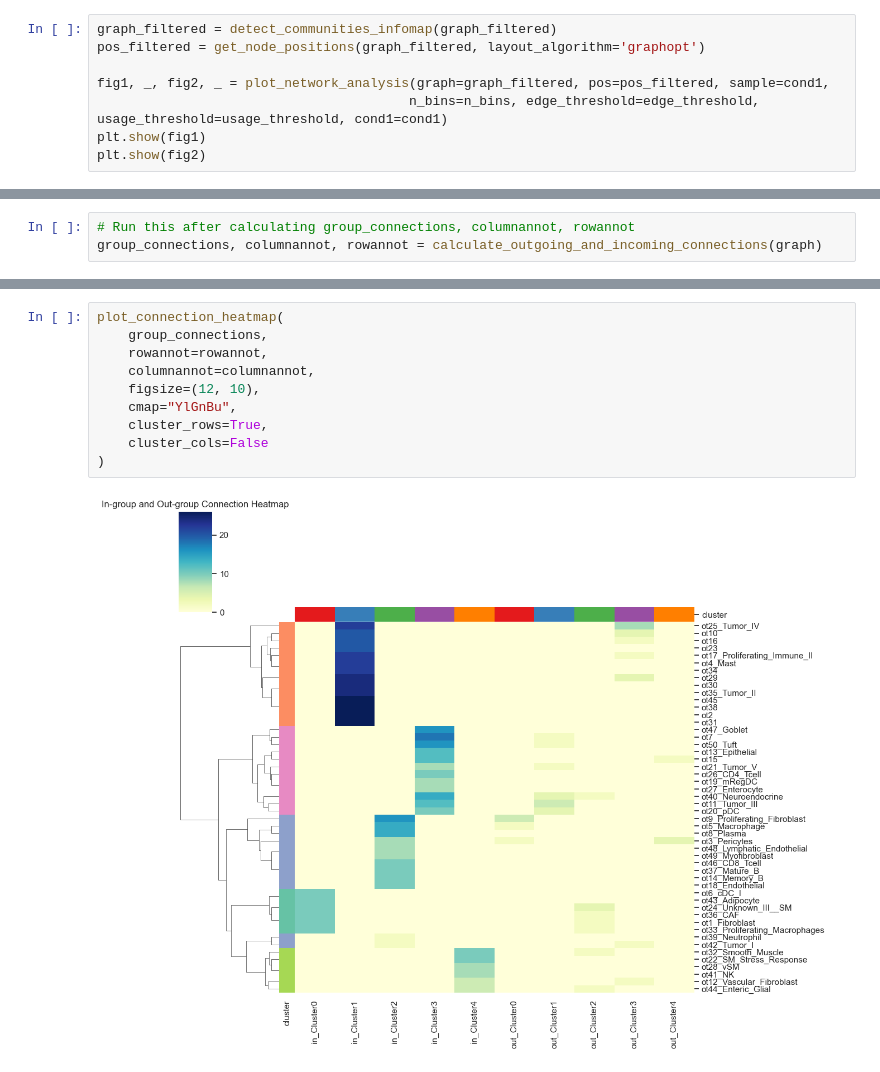
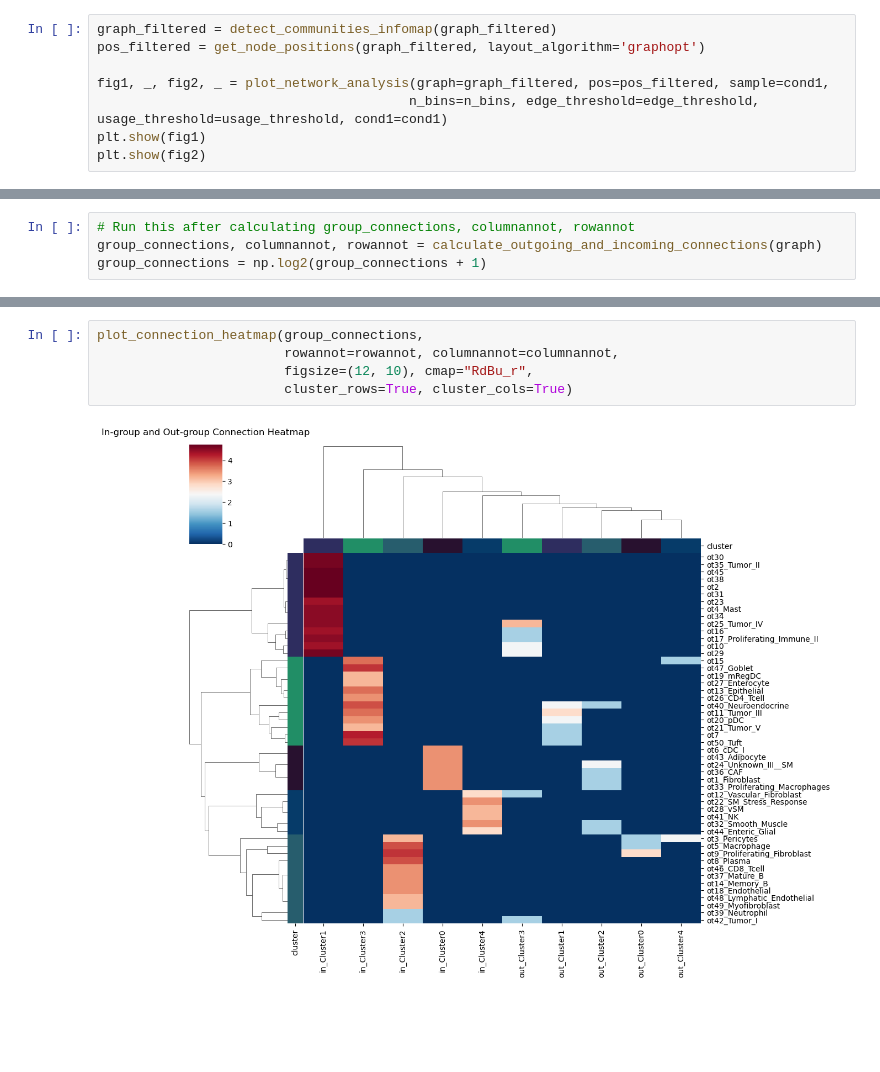
Before and after one commit to MorrissyLab/spOT-NMF, a Jupyter notebook: scripts/manuscript_notebooks/spotnmf10_niche_networks.ipynb, the cells around one changed output, grey strips where cells are left out. Drawn from its saved outputs; the diff is of its cells as text; blank space fills up the shorter version.

Commit message:
Update spotnmf10_niche_networks.ipynb
WIP incoming-outgoing connection plotting. Need to make it better resemble the R version and check the plotting data with that used for the R plot.

```diff
--- a/scripts/manuscript_notebooks/spotnmf10_niche_networks.ipynb
+++ b/scripts/manuscript_notebooks/spotnmf10_niche_networks.ipynb
@@ -804,3 +811,4 @@ def plot_connection_heatmap(group_connections, rowannot=None, columnannot=None,
 # %%
 # Run this after calculating group_connections, columnannot, rowannot
 group_connections, columnannot, rowannot = calculate_outgoing_and_incoming_connections(graph)
+group_connections = np.log2(group_connections + 1)
@@ -812,12 +815,7 @@ print(node_data)
 # %%
-plot_connection_heatmap(
-    group_connections,
-    rowannot=rowannot,
-    columnannot=columnannot,
-    figsize=(12, 10),
-    cmap="YlGnBu",
-    cluster_rows=True,
-    cluster_cols=False
-)
+plot_connection_heatmap(group_connections,
+                        rowannot=rowannot, columnannot=columnannot,
+                        figsize=(12, 10), cmap="RdBu_r",
+                        cluster_rows=True, cluster_cols=True)
 # %% [output]
-[figure, old version]
+[figure, new version]
```
Also changed, not shown: parts of 3 cells of this notebook.
